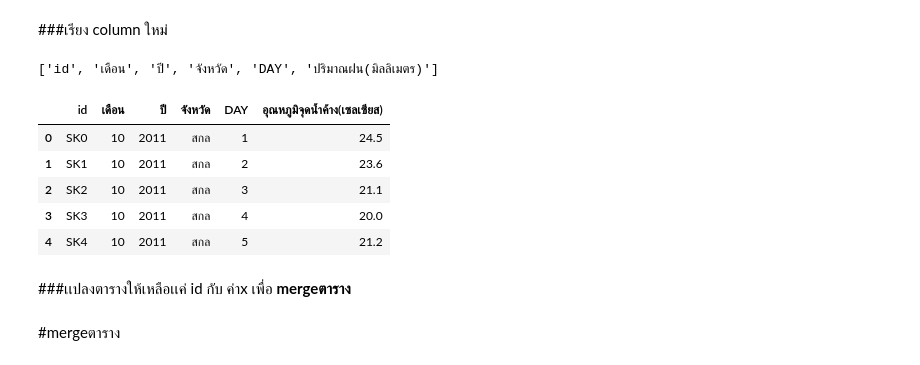
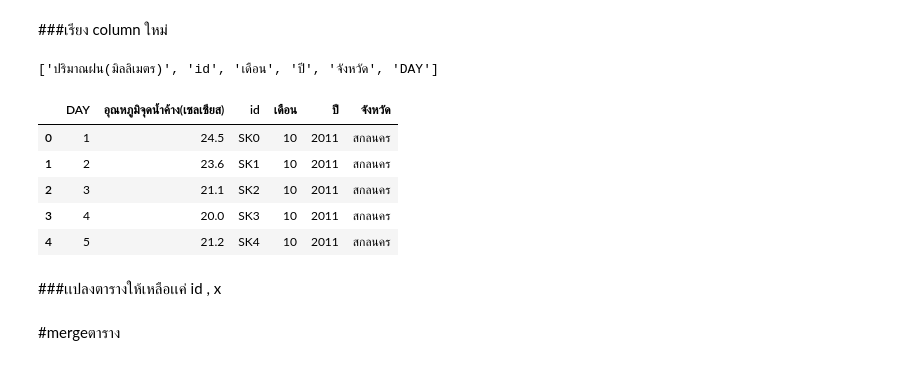
Before and after one commit to Hathaichanoklnwza/BSC_DPDM23, a Jupyter notebook: midterm_bscdpdm23.ipynb, the cells around one changed output. Saved outputs shown, nothing was run; the diff lists cells and outputs as text; code cells hidden in the pictures.

```diff
--- a/midterm_bscdpdm23.ipynb
+++ b/midterm_bscdpdm23.ipynb
@@ -744,29 +740,29 @@ Rainfall_loei_mit['id']=["L{}".format(i) for i in range(len(Rainfall_loei_mit['
 # %% [markdown]
 ###เรียง column ใหม่
 # %%
-cols_Dry = Dry_temp_loei_mit.columns.tolist()
+cols_Dry = Dry_Loei_tab.columns.tolist()
 cols_Dry = cols_Dry[-1:] + cols_Dry[:-1]
 cols_Dry
-cols_lower = lower_temp_loei_mit.columns.tolist()
-cols_lower = cols_lower[-1:] + cols_lower[:-1]
-cols_lower
-cols_Dew = Dew_temp_loei_mit.columns.tolist()
+cols_Lowest = Lowest_Loei_tab.columns.tolist()
+cols_Lowest = cols_Lowest[-1:] + cols_Lowest[:-1]
+cols_Lowest
+cols_Dew = Dew_Loei_tab.columns.tolist()
 cols_Dew = cols_Dew[-1:] + cols_Dew[:-1]
 cols_Dew
-cols_Airpressure = Airpressure_temp_loei_mit.columns.tolist()
-cols_Airpressure = cols_Airpressure[-1:] + cols_Airpressure[:-1]
-cols_Airpressure
-cols_Rhumidity = Rhumidity_temp_loei_mit.columns.tolist()
+cols_Pressure = Pressure_Loei_tab.columns.tolist()
+cols_Pressure = cols_Pressure[-1:] + cols_Pressure[:-1]
+cols_Pressure
+cols_Rhumidity = Rhumidity_Loei_tab.columns.tolist()
 cols_Rhumidity = cols_Rhumidity[-1:] + cols_Rhumidity[:-1]
 cols_Rhumidity
-cols_Wind_velocity = Wind_velocity_loei_mit.columns.tolist()
-cols_Wind_velocity = cols_Wind_velocity[-1:] + cols_Wind_velocity[:-1]
-cols_Wind_velocity
-cols_Clouds = Clouds_loei_mit.columns.tolist()
+cols_Wind = Wind_Loei_tab.columns.tolist()
+cols_Wind = cols_Wind[-1:] + cols_Wind[:-1]
+cols_Wind
+cols_Clouds = Clouds_Loei_tab.columns.tolist()
 cols_Clouds = cols_Clouds[-1:] + cols_Clouds[:-1]
 cols_Clouds
-cols_Rainfall = Rainfall_loei_mit.columns.tolist()
-cols_Rainfall = cols_Rainfall[-1:] + cols_Rainfall[:-1]
-cols_Rainfall
+cols_Rain = Rain_Loei_tab.columns.tolist()
+cols_Rain = cols_Rain[-1:] + cols_Rain[:-1]
+cols_Rain
 # %% [output]
-['id', 'เดือน', 'ปี', 'จังหวัด', 'DAY', 'ปริมาณฝน(มิลลิเมตร)']
+['ปริมาณฝน(มิลลิเมตร)', 'id', 'เดือน', 'ปี', 'จังหวัด', 'DAY']
@@ -822,13 +818,13 @@ Rainfall_loei_mit=Rainfall_loei_mit[cols_Rainfall]
 # %%
-Dew_temp_Sakon_mit.head()
+Dew_Sakon_tab.head()
 # %% [output]
-|  | id | เดือน | ปี | จังหวัด | DAY | อุณหภูมิจุดน้ำค้าง(เซลเซียส) |
-| 0 | SK0 | 10 | 2011 | สกล | 1 | 24.5 |
-| 1 | SK1 | 10 | 2011 | สกล | 2 | 23.6 |
-| 2 | SK2 | 10 | 2011 | สกล | 3 | 21.1 |
-| 3 | SK3 | 10 | 2011 | สกล | 4 | 20.0 |
-| 4 | SK4 | 10 | 2011 | สกล | 5 | 21.2 |
+|  | DAY | อุณหภูมิจุดน้ำค้าง(เซลเซียส) | id | เดือน | ปี | จังหวัด |
+| 0 | 1 | 24.5 | SK0 | 10 | 2011 | สกลนคร |
+| 1 | 2 | 23.6 | SK1 | 10 | 2011 | สกลนคร |
+| 2 | 3 | 21.1 | SK2 | 10 | 2011 | สกลนคร |
+| 3 | 4 | 20.0 | SK3 | 10 | 2011 | สกลนคร |
+| 4 | 5 | 21.2 | SK4 | 10 | 2011 | สกลนคร |
 # %% [markdown]
-###เเปลงตารางให้เหลือเเค่ id กับ ค่าx เพื่อ **mergeตาราง**
+###เเปลงตารางให้เหลือเเค่ id , x
 # %%
 #อุณหภูมิต่ำสุด
```
Also changed, not shown: parts of 34 cells of this notebook.
